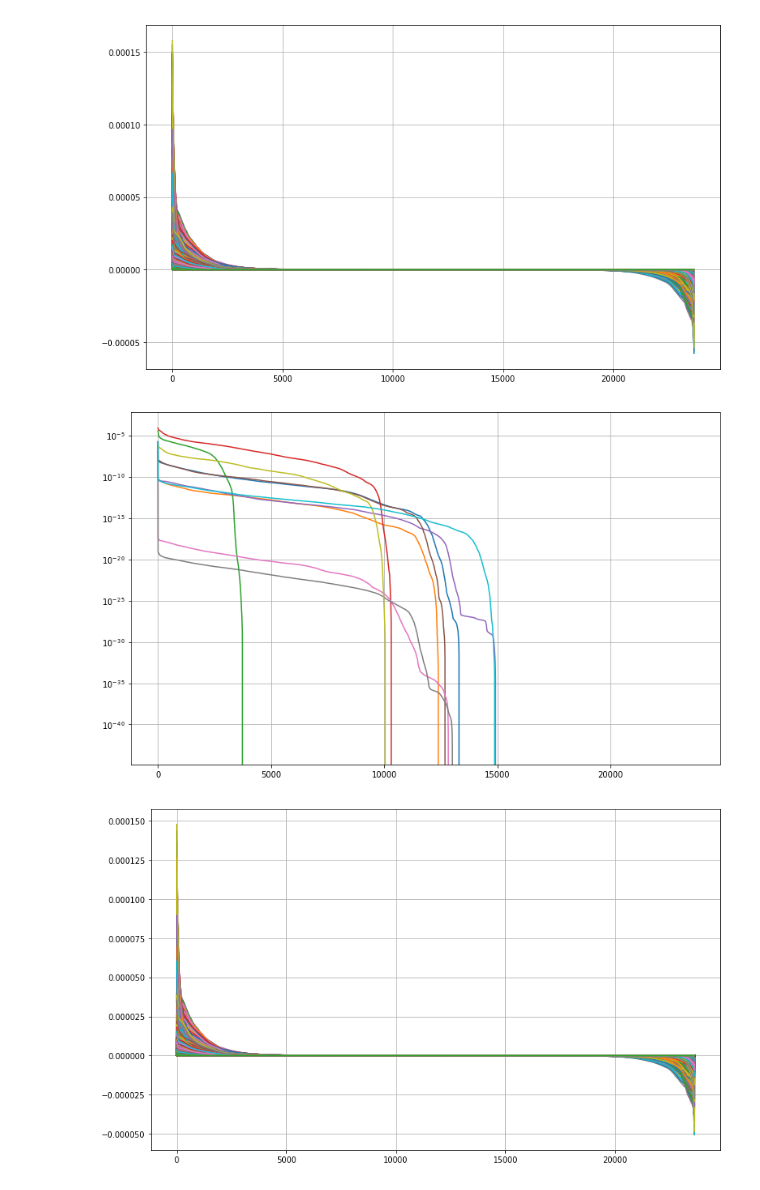
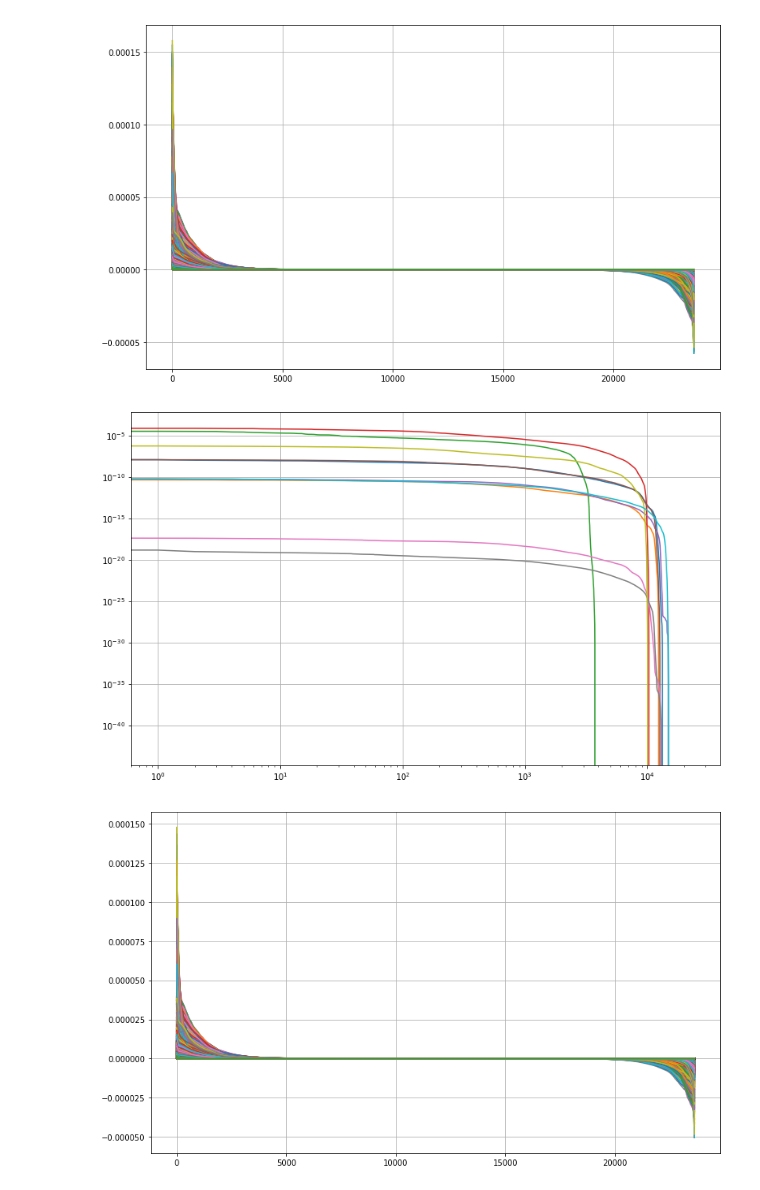
Before and after one commit to adrianlwn/MScProject_OptSensors_GP, a Jupyter notebook: Sensor Optimisation PCA.ipynb, the cells around one changed output. Drawn from its saved outputs; the diff is of its cells as text; code cells hidden in the pictures.

```diff
--- a/Sensor Optimisation PCA.ipynb
+++ b/Sensor Optimisation PCA.ipynb
@@ -52,7 +52,7 @@ The remaining number of points is :  23643
 ### Import the Field of interest for computing the optimisation : TracerBackground / Pressure
 # %%
 parameters['i_end'] = 988
-parameters['field_name'] = "Tracer"
+parameters['field_name'] = "Pressure"
 parameters
 # %% [output]
 {'i_start': 0,
@@ -242,10 +227,10 @@ plt.grid()
 [figure]
 # %%
 plt.figure(figsize=(13,8))
-plt.semilogy(np.sort(cov_pca[:10,:],axis=1)[:,::-1][:,:].T);
+plt.loglog(np.sort(cov_pca[:10,:],axis=1)[:,::-1][:,:].T);
 plt.grid()
 # %% [output]
-[figure, old version]
+[figure, new version]
 # %%
 plt.figure(figsize=(13,8))
 plt.plot(np.sort(cov_shrink[:,:],axis=1)[:,::-1][:,:].T);
```
Also changed, not shown: parts of 26 cells of this notebook, 1 other file.
